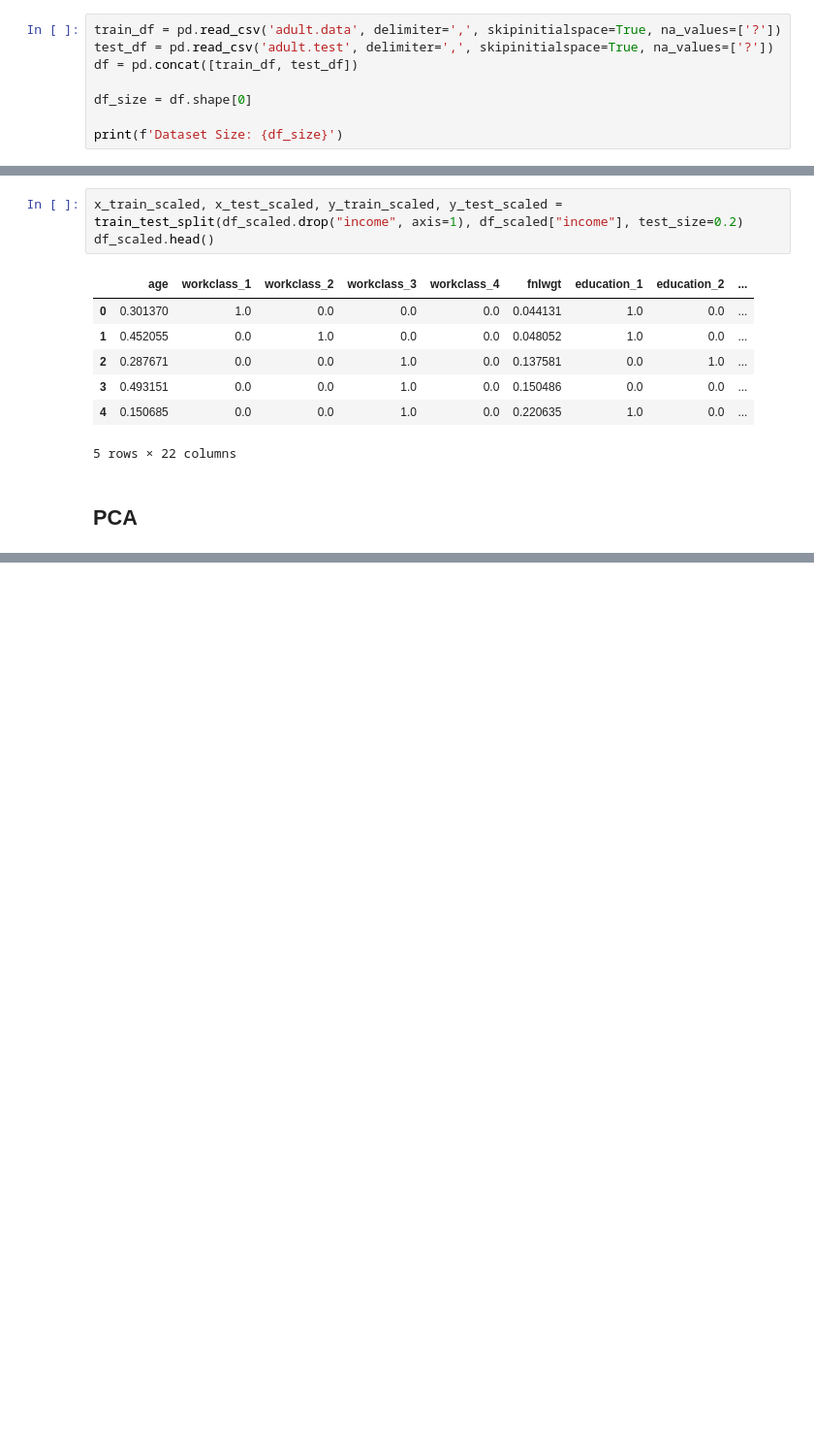
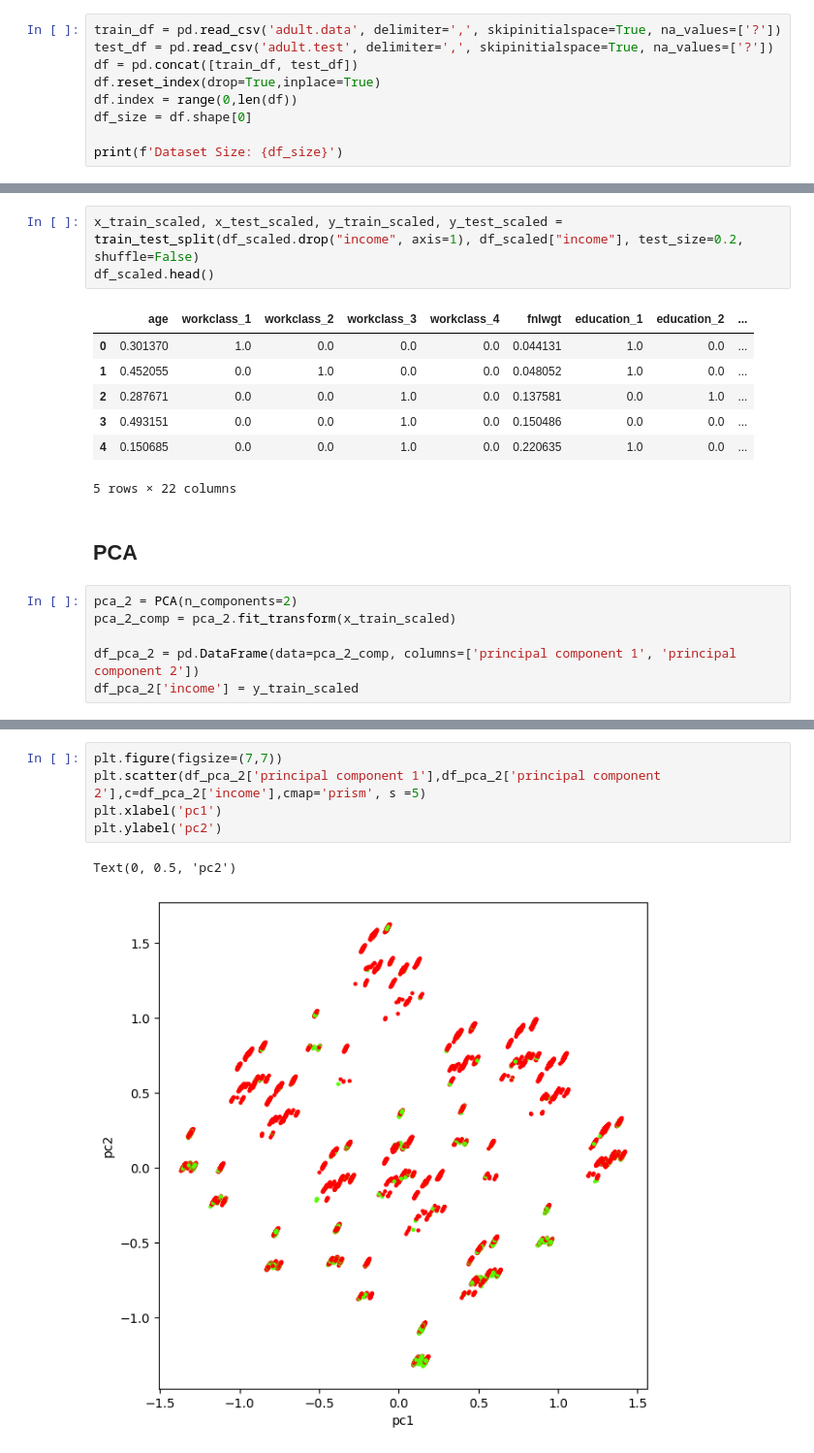
Before and after one commit to simonsymhoven/income-classification, a Jupyter notebook: ic.ipynb, the cells around one changed output, grey strips where cells are left out. Shown at 97% size. Cells and saved outputs as stored; diff of their text form; blank space fills up the shorter version.

```diff
--- a/ic.ipynb
+++ b/ic.ipynb
@@ -37,7 +37,8 @@ from sklearn.model_selection import train_test_split
 train_df = pd.read_csv('adult.data', delimiter=',', skipinitialspace=True, na_values=['?'])
 test_df = pd.read_csv('adult.test', delimiter=',', skipinitialspace=True, na_values=['?'])
 df = pd.concat([train_df, test_df])
-
+df.reset_index(drop=True,inplace=True)
+df.index = range(0,len(df))
 df_size = df.shape[0]
 
 print(f'Dataset Size: {df_size}')
@@ -552,7 +553,7 @@ df.head()
 # %% [markdown]
 Datensatz 2 (aufbereitet, one-hot codiert & min-max skaliert)
 # %%
-x_train_scaled, x_test_scaled, y_train_scaled, y_test_scaled = train_test_split(df_scaled.drop("income", axis=1), df_scaled["income"], test_size=0.2)
+x_train_scaled, x_test_scaled, y_train_scaled, y_test_scaled = train_test_split(df_scaled.drop("income", axis=1), df_scaled["income"], test_size=0.2, shuffle=False)
 df_scaled.head()
 # %% [output]
 |  | age | workclass_1 | workclass_2 | workclass_3 | workclass_4 | fnlwgt | education_1 | education_2 | ... |
@@ -564,3 +565,9 @@ df_scaled.head()
 5 rows × 22 columns
 # %% [markdown]
 ## PCA <a class="pca" id="pca"></a>
+# %%
+pca_2 = PCA(n_components=2)
+pca_2_comp = pca_2.fit_transform(x_train_scaled)
+
+df_pca_2 = pd.DataFrame(data=pca_2_comp, columns=['principal component 1', 'principal component 2'])
+df_pca_2['income'] = y_train_scaled
@@ -566,0 +613,8 @@ df_scaled.head()
+# %%
+plt.figure(figsize=(7,7))
+plt.scatter(df_pca_2['principal component 1'],df_pca_2['principal component 2'],c=df_pca_2['income'],cmap='prism', s =5)
+plt.xlabel('pc1')
+plt.ylabel('pc2')
+# %% [output]
+Text(0, 0.5, 'pc2')
+[figure, added]
```
Also changed, not shown: parts of 34 cells of this notebook.
